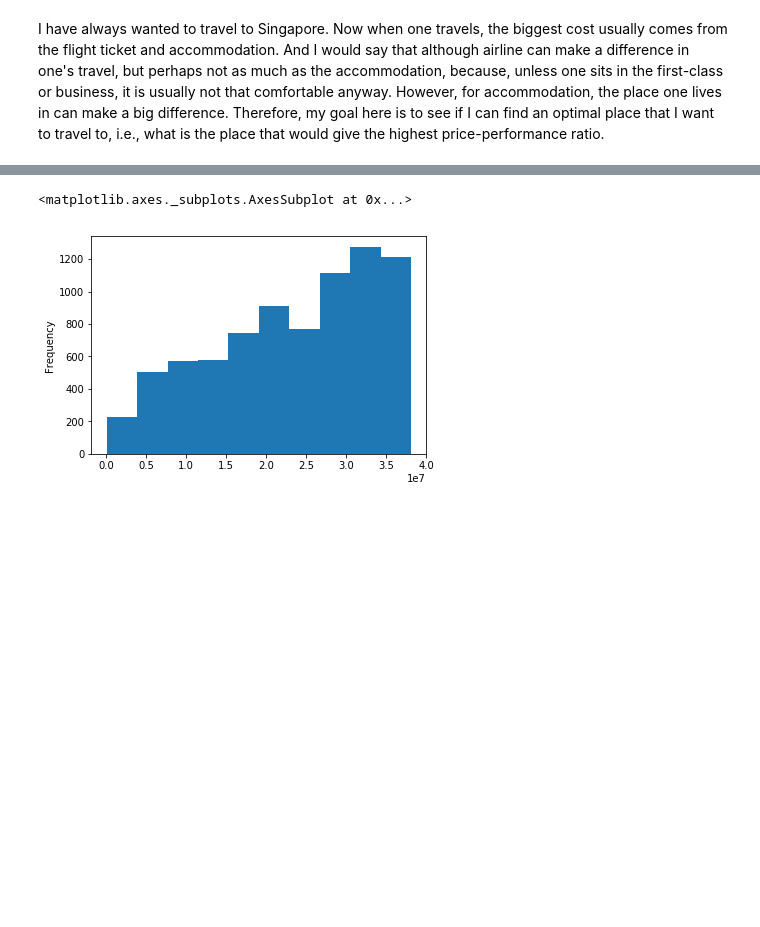
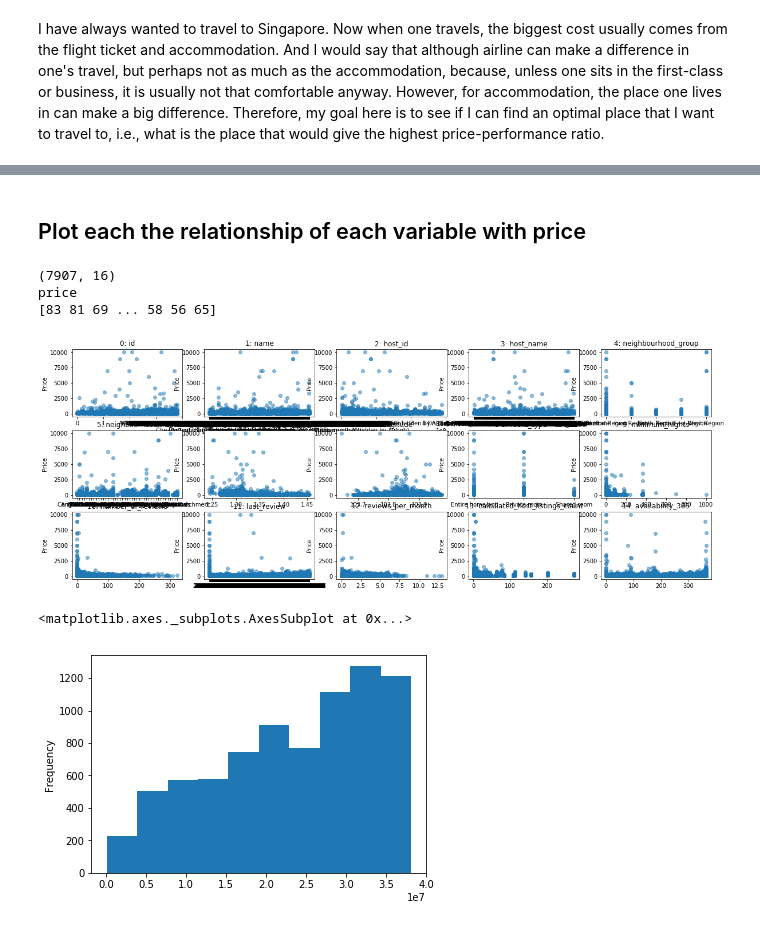
Before and after one commit to FireCyan/Kaggle-Singapore_airbnb, a Jupyter notebook: V1_Kmean.ipynb, the cells around one changed output, grey strips where cells are left out. Cells and saved outputs as stored; diff of their text form; code cells hidden in the pictures; blank space fills up the shorter version.

```diff
--- a/V1_Kmean.ipynb
+++ b/V1_Kmean.ipynb
@@ -27,6 +32,39 @@ df.head()
 | 2 | 56334 | COZICOMFORT | 266763 | Francesca | North Region | Woodlands | 1.44246 | 103.79667 | ... |
 | 3 | 71609 | Ensuite Room (Room 1 & 2) near EXPO | 367042 | Belinda | East Region | Tampines | 1.34541 | 103.95712 | ... |
 | 4 | 71896 | B&B Room 1 near Airport & EXPO | 367042 | Belinda | East Region | Tampines | 1.34567 | 103.95963 | ... |
+# %% [markdown]
+## Plot each the relationship of each variable with price
+# %%
+print(df.shape)
+columns = df.columns
+# print(columns)
+# print(columns)
+X_col = df.drop(columns=['price'],index=1).columns
+y_col = 'price'
+print(y_col)
+
+# X = df[X_col].to_numpy() # Should be the better way to use with newer version of Pandas
+# y = df[y_col].to_numpy()
+X = df[X_col].values
+y = df[y_col].values
+print(y)
+# %% [output]
+(7907, 16)
+price
+[83 81 69 ... 58 56 65]
+# %%
+
+
+fig, axes = plt.subplots(4, 5, figsize=(20, 10))
+for i, ax in enumerate(axes.ravel()):
+    if i > 14:
+        ax.set_visible(False)
+        continue
+    ax.plot(X[:, i], y, 'o', alpha=.5)
+    ax.set_title("{}: {}".format(i, X_col[i]))
+    ax.set_ylabel("Price")
+# %% [output]
+[figure, added]
 # %%
 df['id'].plot.hist()
 # thought the ID would be evenly distributed. However, this does not seem to be the case. Is it possible because earlier there was less Singaporean house listed
```
Also changed, not shown: parts of 10 cells of this notebook, 1 other file.
